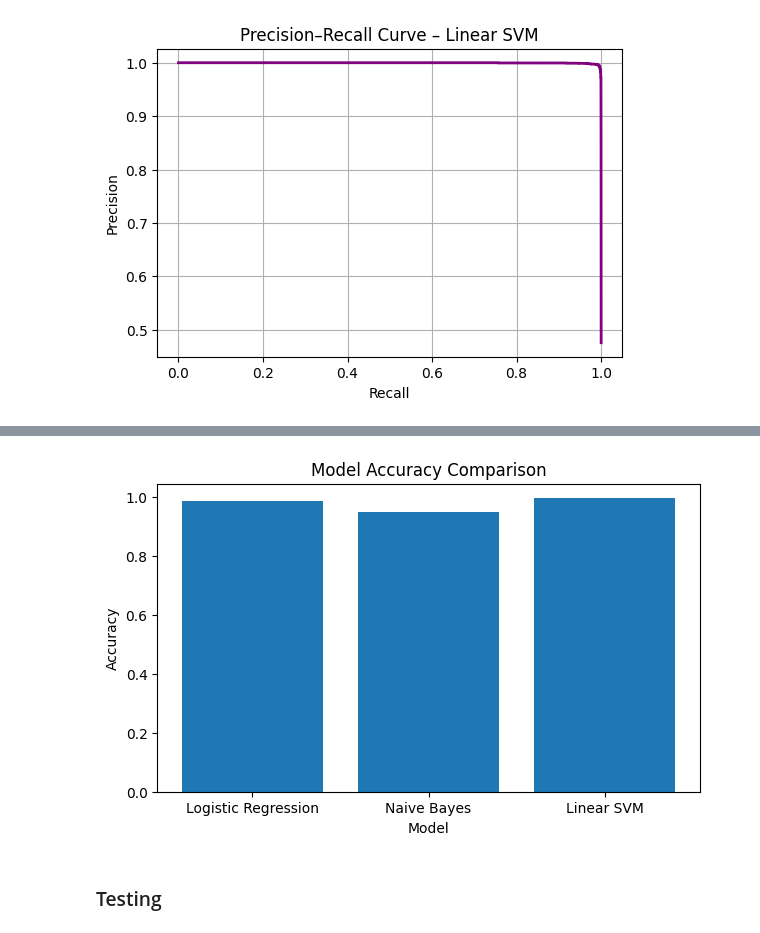
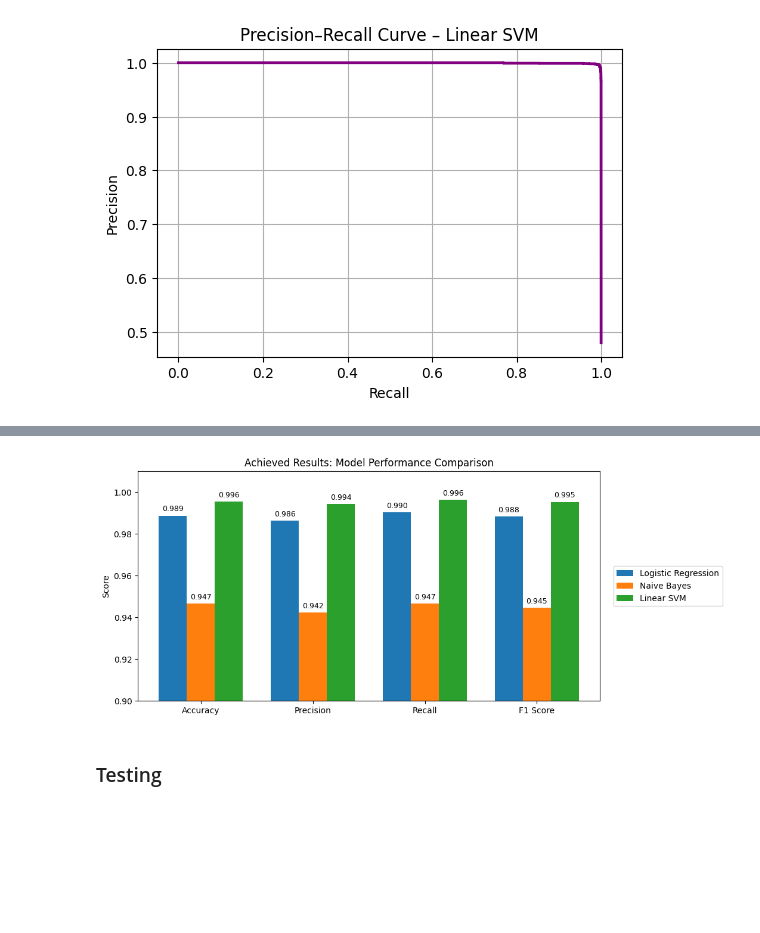
Before and after one commit to Subin-769/Fake-News-Detection, a Jupyter notebook: Fake News Detection.ipynb, the cells around one changed output, grey strips where cells are left out. Drawn from its saved outputs; the diff is of its cells as text; code cells hidden in the pictures; blank space fills up the shorter version.

```diff
--- a/Fake News Detection.ipynb
+++ b/Fake News Detection.ipynb
@@ -586,14 +586,26 @@ results.sort_values(by="Accuracy", ascending=False)
 # %%
-import matplotlib.pyplot as plt
+fig, ax = plt.subplots(figsize=(10,5))
 
-plt.figure(figsize=(7,4))
-plt.bar(results["Model"], results["Accuracy"])
-plt.title("Model Accuracy Comparison")
-plt.xlabel("Model")
-plt.ylabel("Accuracy")
+b1 = ax.bar(x - w, lr_vals, width=w, label="Logistic Regression")
+b2 = ax.bar(x,     nb_vals, width=w, label="Naive Bayes")
+b3 = ax.bar(x + w, svm_vals, width=w, label="Linear SVM")
+
+ax.set_xticks(x)
+ax.set_xticklabels(metrics)
+ax.set_ylim(0.90, 1.01)
+ax.set_title("Achieved Results: Model Performance Comparison")
+ax.set_ylabel("Score")
+
+# value labels on top of each bar
+ax.bar_label(b1, fmt="%.3f", padding=3, fontsize=9)
+ax.bar_label(b2, fmt="%.3f", padding=3, fontsize=9)
+ax.bar_label(b3, fmt="%.3f", padding=3, fontsize=9)
+
+ax.legend(loc="center left", bbox_to_anchor=(1.02, 0.5))
+
 plt.show()
 # %% [output]
-[figure, old version]
+[figure, new version]
 # %% [markdown]
 ### Testing
 # %%
```
Also changed, not shown: parts of 23 cells of this notebook.
